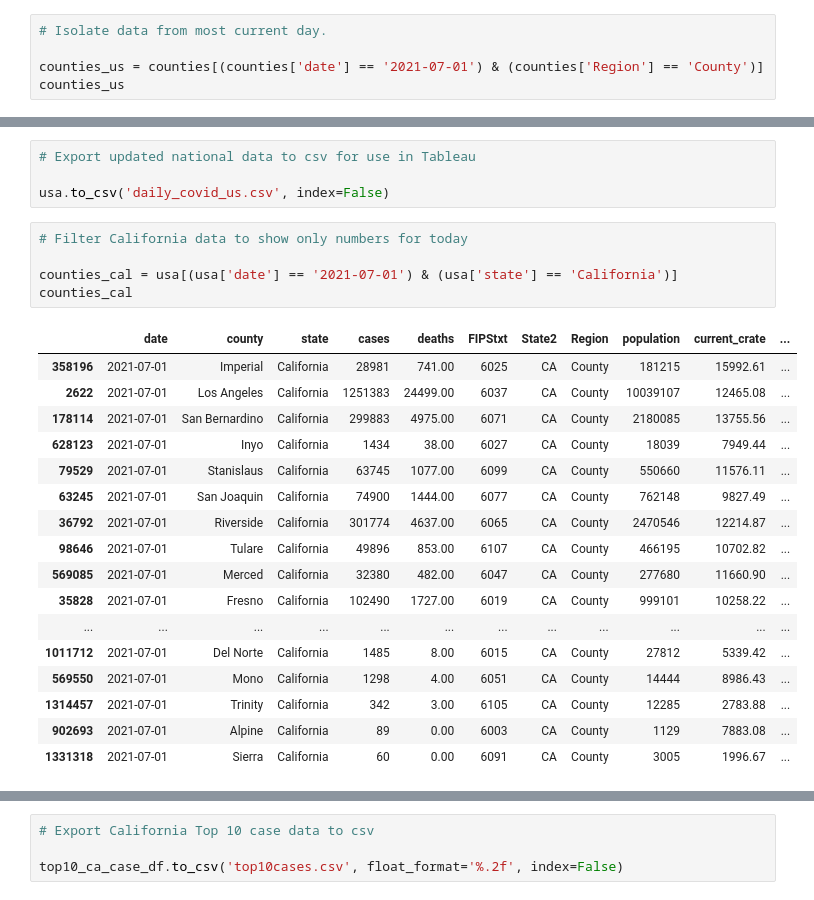
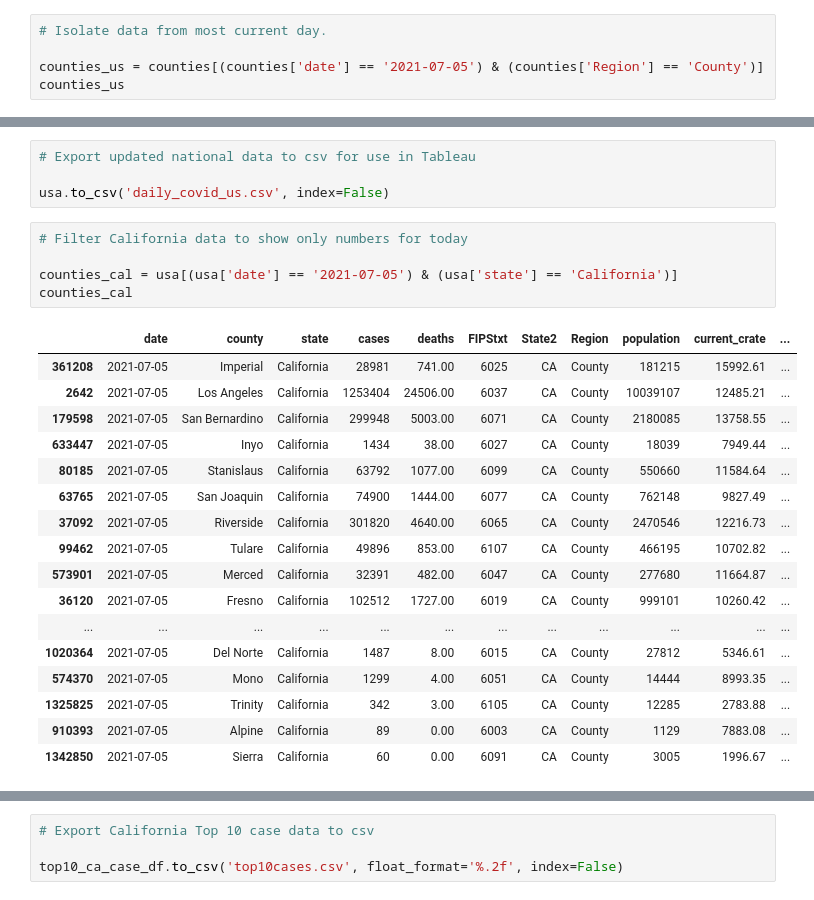
Before and after one commit to menlodoug/covid_crunching, a Jupyter notebook: pandas/COVID_USA.ipynb, the cells around one changed output, grey strips where cells are left out. Saved outputs shown, nothing was run; the diff lists cells and outputs as text.

```diff
--- a/pandas/COVID_USA.ipynb
+++ b/pandas/COVID_USA.ipynb
@@ -94,7 +94,7 @@ counties
 # %%
 # Isolate data from most current day.
 
-counties_us = counties[(counties['date'] == '2021-07-01') & (counties['Region'] == 'County')]
+counties_us = counties[(counties['date'] == '2021-07-05') & (counties['Region'] == 'County')]
 counties_us
 # %% [output]
 |  | date | county | state | cases | deaths | FIPStxt | State2 | Region | population | current_crate | ... |
@@ -247,26 +247,26 @@ usa.to_csv('daily_covid_us.csv', index=False)
 # %%
 # Filter California data to show only numbers for today
 
-counties_cal = usa[(usa['date'] == '2021-07-01') & (usa['state'] == 'California')]
+counties_cal = usa[(usa['date'] == '2021-07-05') & (usa['state'] == 'California')]
 counties_cal
 # %% [output]
 |  | date | county | state | cases | deaths | FIPStxt | State2 | Region | population | current_crate | ... |
-| 358196 | 2021-07-01 | Imperial | California | 28981 | 741.00 | 6025 | CA | County | 181215 | 15992.61 | ... |
-| 2622 | 2021-07-01 | Los Angeles | California | 1251383 | 24499.00 | 6037 | CA | County | 10039107 | 12465.08 | ... |
-| 178114 | 2021-07-01 | San Bernardino | California | 299883 | 4975.00 | 6071 | CA | County | 2180085 | 13755.56 | ... |
-| 628123 | 2021-07-01 | Inyo | California | 1434 | 38.00 | 6027 | CA | County | 18039 | 7949.44 | ... |
-| 79529 | 2021-07-01 | Stanislaus | California | 63745 | 1077.00 | 6099 | CA | County | 550660 | 11576.11 | ... |
-| 63245 | 2021-07-01 | San Joaquin | California | 74900 | 1444.00 | 6077 | CA | County | 762148 | 9827.49 | ... |
-| 36792 | 2021-07-01 | Riverside | California | 301774 | 4637.00 | 6065 | CA | County | 2470546 | 12214.87 | ... |
-| 98646 | 2021-07-01 | Tulare | California | 49896 | 853.00 | 6107 | CA | County | 466195 | 10702.82 | ... |
-| 569085 | 2021-07-01 | Merced | California | 32380 | 482.00 | 6047 | CA | County | 277680 | 11660.90 | ... |
-| 35828 | 2021-07-01 | Fresno | California | 102490 | 1727.00 | 6019 | CA | County | 999101 | 10258.22 | ... |
+| 361208 | 2021-07-05 | Imperial | California | 28981 | 741.00 | 6025 | CA | County | 181215 | 15992.61 | ... |
+| 2642 | 2021-07-05 | Los Angeles | California | 1253404 | 24506.00 | 6037 | CA | County | 10039107 | 12485.21 | ... |
+| 179598 | 2021-07-05 | San Bernardino | California | 299948 | 5003.00 | 6071 | CA | County | 2180085 | 13758.55 | ... |
+| 633447 | 2021-07-05 | Inyo | California | 1434 | 38.00 | 6027 | CA | County | 18039 | 7949.44 | ... |
+| 80185 | 2021-07-05 | Stanislaus | California | 63792 | 1077.00 | 6099 | CA | County | 550660 | 11584.64 | ... |
+| 63765 | 2021-07-05 | San Joaquin | California | 74900 | 1444.00 | 6077 | CA | County | 762148 | 9827.49 | ... |
+| 37092 | 2021-07-05 | Riverside | California | 301820 | 4640.00 | 6065 | CA | County | 2470546 | 12216.73 | ... |
+| 99462 | 2021-07-05 | Tulare | California | 49896 | 853.00 | 6107 | CA | County | 466195 | 10702.82 | ... |
+| 573901 | 2021-07-05 | Merced | California | 32391 | 482.00 | 6047 | CA | County | 277680 | 11664.87 | ... |
+| 36120 | 2021-07-05 | Fresno | California | 102512 | 1727.00 | 6019 | CA | County | 999101 | 10260.42 | ... |
 | ... | ... | ... | ... | ... | ... | ... | ... | ... | ... | ... | ... |
-| 1011712 | 2021-07-01 | Del Norte | California | 1485 | 8.00 | 6015 | CA | County | 27812 | 5339.42 | ... |
-| 569550 | 2021-07-01 | Mono | California | 1298 | 4.00 | 6051 | CA | County | 14444 | 8986.43 | ... |
-| 1314457 | 2021-07-01 | Trinity | California | 342 | 3.00 | 6105 | CA | County | 12285 | 2783.88 | ... |
-| 902693 | 2021-07-01 | Alpine | California | 89 | 0.00 | 6003 | CA | County | 1129 | 7883.08 | ... |
-| 1331318 | 2021-07-01 | Sierra | California | 60 | 0.00 | 6091 | CA | County | 3005 | 1996.67 | ... |
+| 1020364 | 2021-07-05 | Del Norte | California | 1487 | 8.00 | 6015 | CA | County | 27812 | 5346.61 | ... |
+| 574370 | 2021-07-05 | Mono | California | 1299 | 4.00 | 6051 | CA | County | 14444 | 8993.35 | ... |
+| 1325825 | 2021-07-05 | Trinity | California | 342 | 3.00 | 6105 | CA | County | 12285 | 2783.88 | ... |
+| 910393 | 2021-07-05 | Alpine | California | 89 | 0.00 | 6003 | CA | County | 1129 | 7883.08 | ... |
+| 1342850 | 2021-07-05 | Sierra | California | 60 | 0.00 | 6091 | CA | County | 3005 | 1996.67 | ... |
 # %%
 # Show top 10 California counties based on largest current infection rate
 
```
Also changed, not shown: parts of 14 cells of this notebook, 36 other files.
